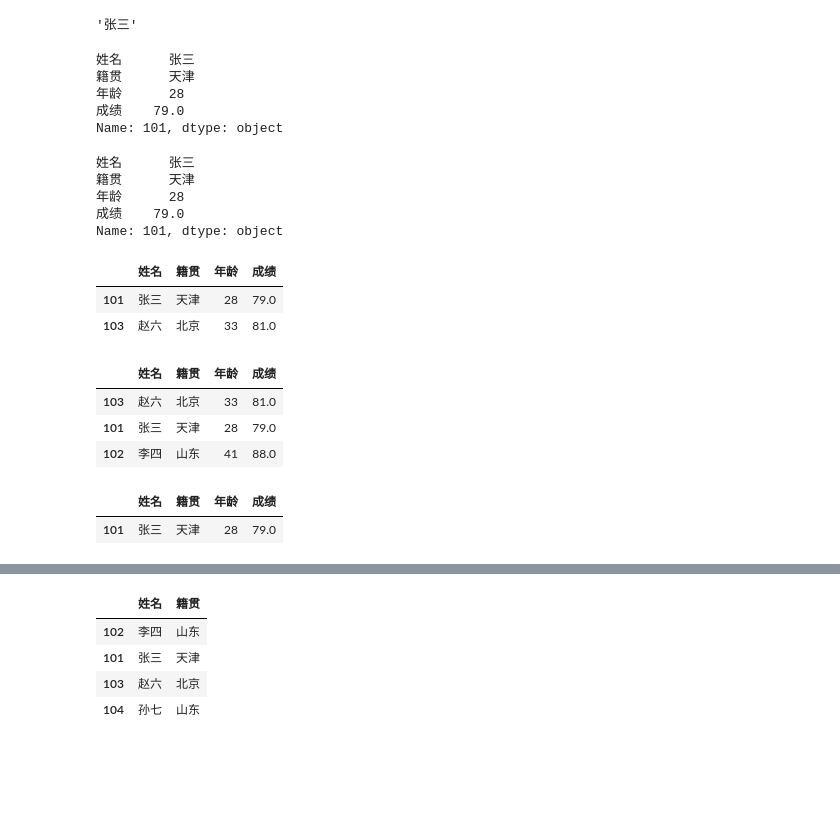
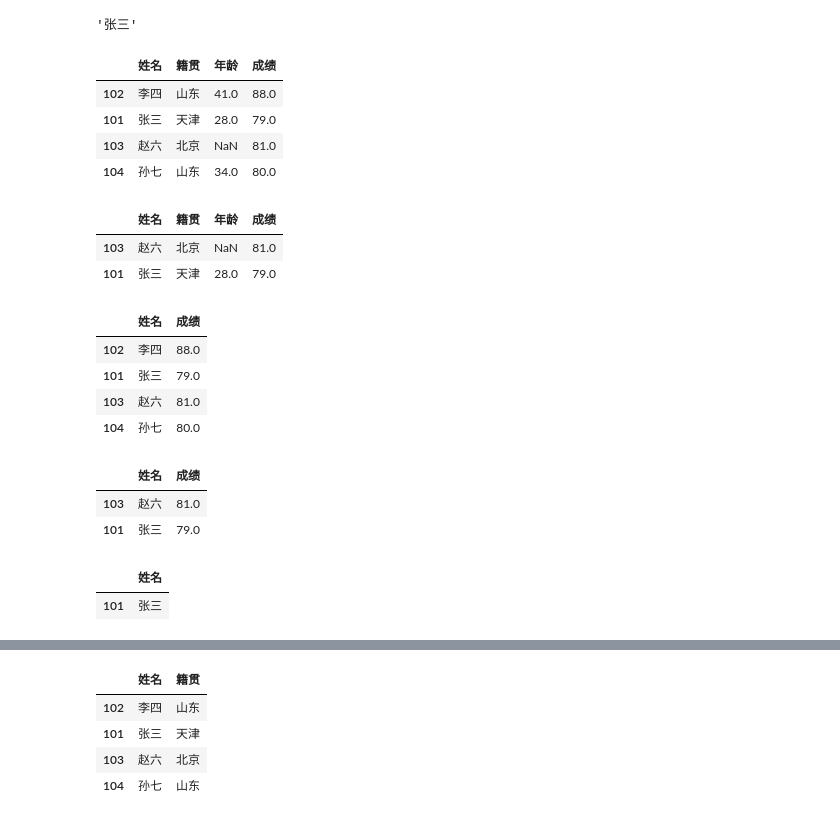
Before and after one commit to lcgong/tgbabook1-notebooks, a Jupyter notebook: ch09/0902访问数据.ipynb, the cells around one changed output, grey strips where cells are left out. Drawn from its saved outputs; the diff is of its cells as text; code cells hidden in the pictures; blank space fills up the shorter version.

```diff
--- a/ch09/0902访问数据.ipynb
+++ b/ch09/0902访问数据.ipynb
@@ -5,13 +5,13 @@ import pandas as pd
 # 访问数据方法
 # %%
 data = {
-    '姓名': ['李四', '张三', '赵六', '孙七', '周八'],
-    '籍贯': ['山东', '天津', '北京', '山东', '北京'],
-    '年龄': [41, 28, 33, 34, 38],
-    '成绩': [88.0, 79.0, 81.0, 80.0, 68.0]
+    '姓名': ['李四', '张三', '赵六', '孙七'],
+    '籍贯': ['山东', '天津', '北京', '山东'],
+    '年龄': [41, 28, np.nan, 34],
+    '成绩': [88.0, 79.0, 81.0, 80.0]
 }
 
-学号 = [102, 101, 103, 104, 105]
+学号 = [102, 101, 103, 104]
 df = pd.DataFrame(data, index=学号)
 df
 # %% [output]
@@ -73,37 +114,36 @@ df[df.籍贯 == '山东']
 df.loc[101, '姓名']
 # %% [output]
 '张三'
-# %%
-df.loc[101, :]
-# %% [output]
-姓名      张三
-籍贯      天津
-年龄      28
-成绩    79.0
-Name: 101, dtype: object
-# %%
-df.loc[101]
-# %% [output]
-姓名      张三
-籍贯      天津
-年龄      28
-成绩    79.0
-Name: 101, dtype: object
-# %%
-df.loc[101:103]
-# %% [output]
-|  | 姓名 | 籍贯 | 年龄 | 成绩 |
-| 101 | 张三 | 天津 | 28 | 79.0 |
-| 103 | 赵六 | 北京 | 33 | 81.0 |
+# %%
+df
+# %% [output]
+|  | 姓名 | 籍贯 | 年龄 | 成绩 |
+| 102 | 李四 | 山东 | 41.0 | 88.0 |
+| 101 | 张三 | 天津 | 28.0 | 79.0 |
+| 103 | 赵六 | 北京 | NaN | 81.0 |
+| 104 | 孙七 | 山东 | 34.0 | 80.0 |
 # %%
-df.loc[[103, 101, 102]]
+df.loc[[103, 101]]
 # %% [output]
 |  | 姓名 | 籍贯 | 年龄 | 成绩 |
-| 103 | 赵六 | 北京 | 33 | 81.0 |
-| 101 | 张三 | 天津 | 28 | 79.0 |
-| 102 | 李四 | 山东 | 41 | 88.0 |
+| 103 | 赵六 | 北京 | NaN | 81.0 |
+| 101 | 张三 | 天津 | 28.0 | 79.0 |
-# %%
-df.loc[df.籍贯 == '天津']
-# %% [output]
-|  | 姓名 | 籍贯 | 年龄 | 成绩 |
-| 101 | 张三 | 天津 | 28 | 79.0 |
+# %%
+df.loc[:, ['姓名', '成绩']]
+# %% [output]
+|  | 姓名 | 成绩 |
+| 102 | 李四 | 88.0 |
+| 101 | 张三 | 79.0 |
+| 103 | 赵六 | 81.0 |
+| 104 | 孙七 | 80.0 |
+# %%
+df.loc[[103, 101], ['姓名', '成绩']]
+# %% [output]
+|  | 姓名 | 成绩 |
+| 103 | 赵六 | 81.0 |
+| 101 | 张三 | 79.0 |
+# %%
+df.loc[[101], ['姓名']]
+# %% [output]
+|  | 姓名 |
+| 101 | 张三 |
```
Also changed, not shown: parts of 71 cells of this notebook, 7 other files.
